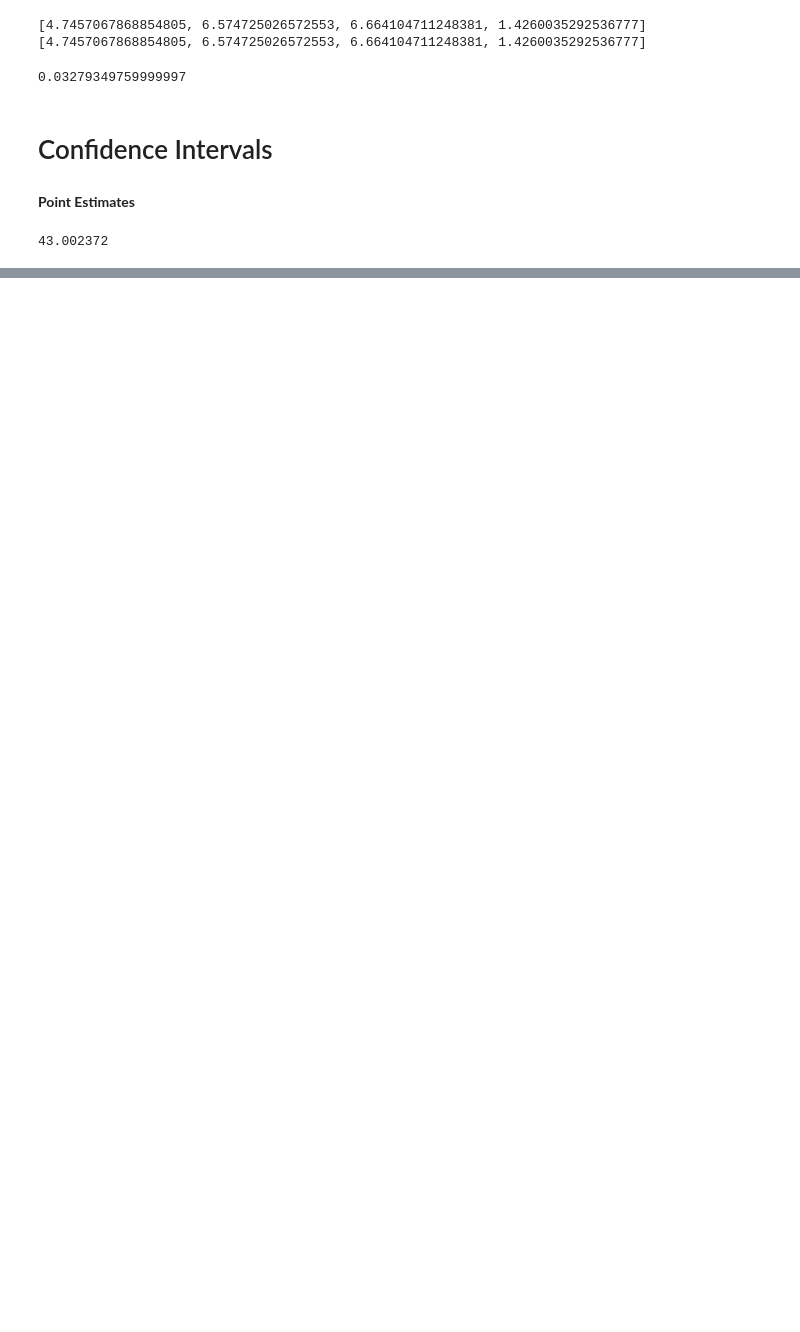
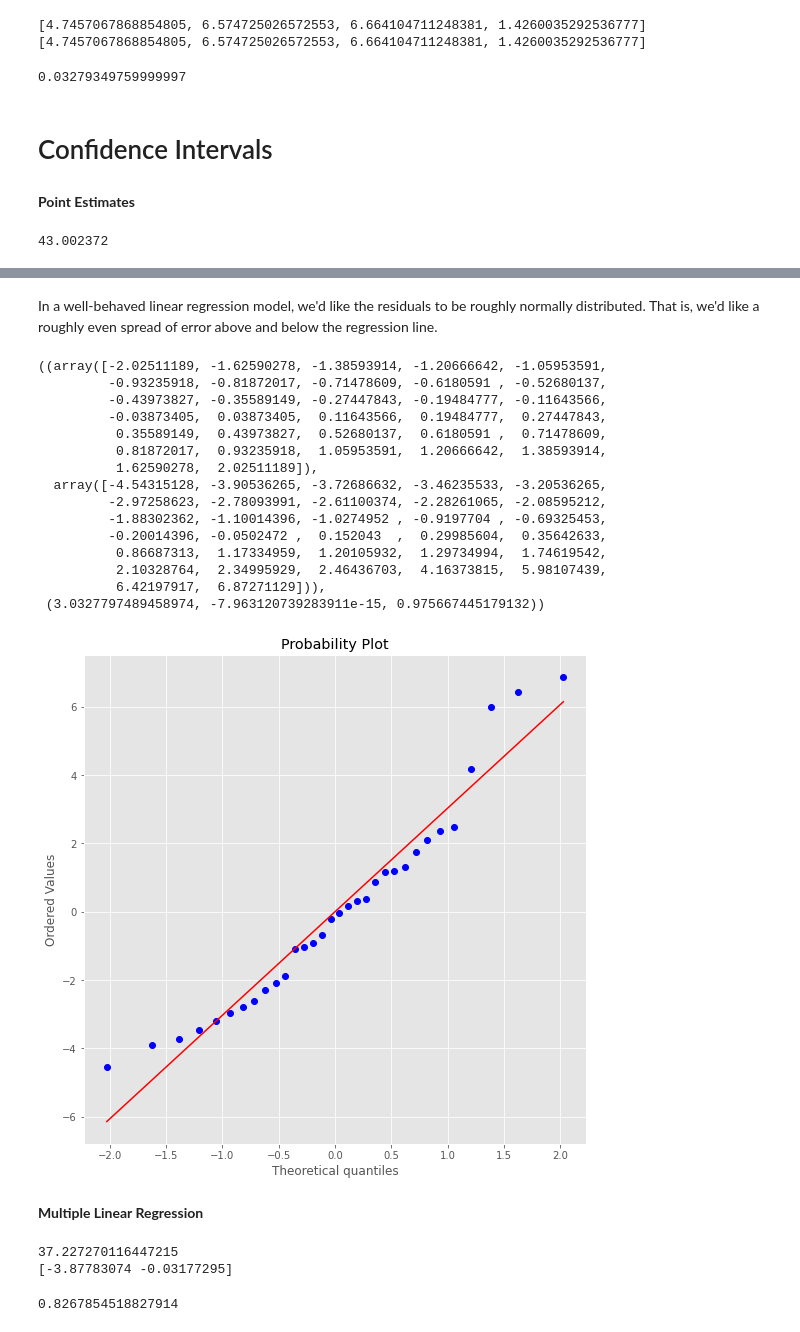
Before and after one commit to SapirBenHamo/Practicing-Python---Data-Analysis, a Jupyter notebook: PracticingPythonForDataAnalysis.ipynb, the cells around one changed output, grey strips where cells are left out. Drawn from its saved outputs; the diff is of its cells as text; code cells hidden in the pictures; blank space fills up the shorter version.

```diff
--- a/PracticingPythonForDataAnalysis.ipynb
+++ b/PracticingPythonForDataAnalysis.ipynb
@@ -1194,0 +1386,41 @@ population_ages.mean()
+# %% [markdown]
+In a well-behaved linear regression model, we'd like the residuals to be roughly normally distributed. That is, we'd like a roughly even spread of error above and below the regression line.
+# %%
+plt.figure(figsize = (9,9))
+stats.probplot(residuals, dist = 'norm', plot = plt)
+# %% [output]
+((array([-2.02511189, -1.62590278, -1.38593914, -1.20666642, -1.05953591,
+         -0.93235918, -0.81872017, -0.71478609, -0.6180591 , -0.52680137,
+         -0.43973827, -0.35589149, -0.27447843, -0.19484777, -0.11643566,
+         -0.03873405,  0.03873405,  0.11643566,  0.19484777,  0.27447843,
+          0.35589149,  0.43973827,  0.52680137,  0.6180591 ,  0.71478609,
+          0.81872017,  0.93235918,  1.05953591,  1.20666642,  1.38593914,
+          1.62590278,  2.02511189]),
+  array([-4.54315128, -3.90536265, -3.72686632, -3.46235533, -3.20536265,
+         -2.97258623, -2.78093991, -2.61100374, -2.28261065, -2.08595212,
+         -1.88302362, -1.10014396, -1.0274952 , -0.9197704 , -0.69325453,
+         -0.20014396, -0.0502472 ,  0.152043  ,  0.29985604,  0.35642633,
+          0.86687313,  1.17334959,  1.20105932,  1.29734994,  1.74619542,
+          2.10328764,  2.34995929,  2.46436703,  4.16373815,  5.98107439,
+          6.42197917,  6.87271129])),
+ (3.0327797489458974, -7.963120739283911e-15, 0.975667445179132))
+[figure, added]
+# %% [markdown]
+**Multiple Linear Regression**
+# %%
+# Initialize model
+multi_reg_model = linear_model.LinearRegression()
+# Train the model using the mtcars data
+multi_reg_model.fit(X = mtcars.loc[:, ['wt', 'hp']],
+                     y = mtcars['mpg'])
+# Check trained model y-intercept
+print(multi_reg_model.intercept_)
+# Check trained model coefficients (scaling factor given to 'wt')
+print(multi_reg_model.coef_)
+# Check R-squared
+multi_reg_model.score(X = mtcars.loc[:, ['wt', 'hp']],
+                      y = mtcars['mpg'])
+# %% [output]
+37.227270116447215
+[-3.87783074 -0.03177295]
+0.8267854518827914
```
Also changed, not shown: parts of 44 cells of this notebook.
